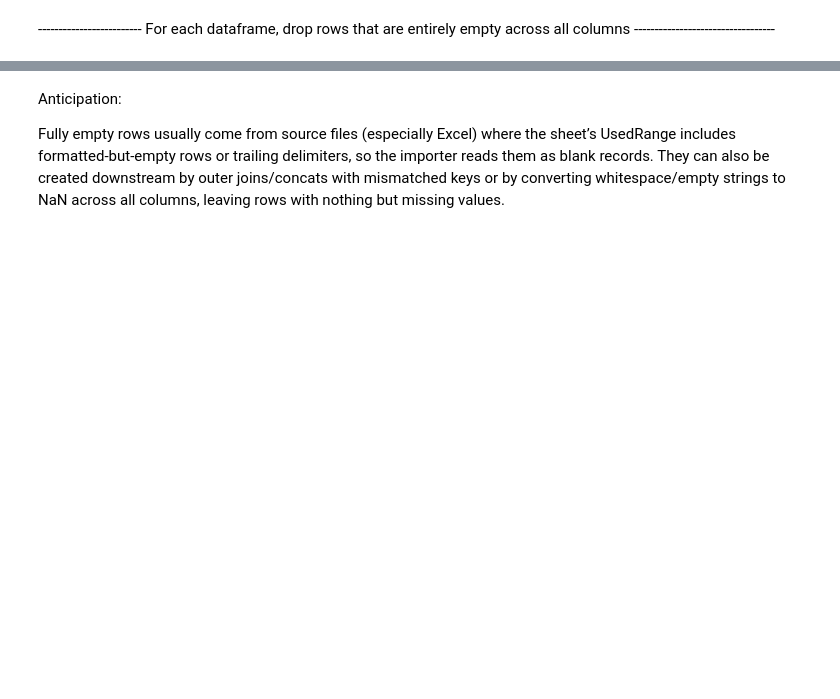
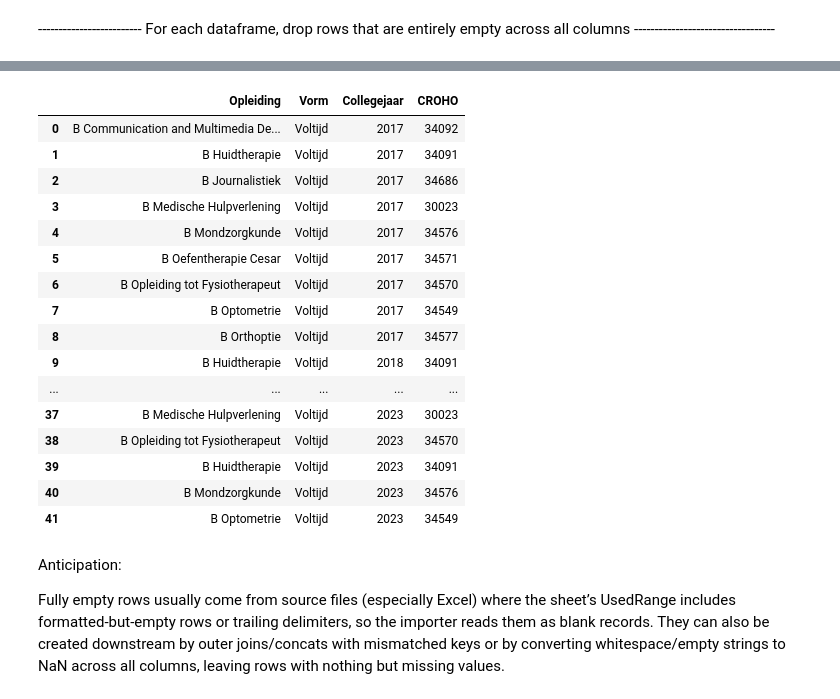
Before and after one commit to uashogeschoolutrecht/studentdropout, a Jupyter notebook: notebooks/combining data.ipynb, the cells around one changed output, grey strips where cells are left out. Drawn from its saved outputs; the diff is of its cells as text; code cells hidden in the pictures; blank space fills up the shorter version.

```diff
--- a/notebooks/combining data.ipynb
+++ b/notebooks/combining data.ipynb
@@ -186,3 +260,23 @@ for name in df_names:
+# %%
+sdo4_nf
+# %% [output]
+|  | Opleiding | Vorm | Collegejaar | CROHO |
+| 0 | B Communication and Multimedia De... | Voltijd | 2017 | 34092 |
+| 1 | B Huidtherapie | Voltijd | 2017 | 34091 |
+| 2 | B Journalistiek | Voltijd | 2017 | 34686 |
+| 3 | B Medische Hulpverlening | Voltijd | 2017 | 30023 |
+| 4 | B Mondzorgkunde | Voltijd | 2017 | 34576 |
+| 5 | B Oefentherapie Cesar | Voltijd | 2017 | 34571 |
+| 6 | B Opleiding tot Fysiotherapeut | Voltijd | 2017 | 34570 |
+| 7 | B Optometrie | Voltijd | 2017 | 34549 |
+| 8 | B Orthoptie | Voltijd | 2017 | 34577 |
+| 9 | B Huidtherapie | Voltijd | 2018 | 34091 |
+| ... | ... | ... | ... | ... |
+| 37 | B Medische Hulpverlening | Voltijd | 2023 | 30023 |
+| 38 | B Opleiding tot Fysiotherapeut | Voltijd | 2023 | 34570 |
+| 39 | B Huidtherapie | Voltijd | 2023 | 34091 |
+| 40 | B Mondzorgkunde | Voltijd | 2023 | 34576 |
+| 41 | B Optometrie | Voltijd | 2023 | 34549 |
 # %% [markdown]
 Anticipation:
 
```
Also changed, not shown: parts of 40 cells of this notebook, 2 other files.
